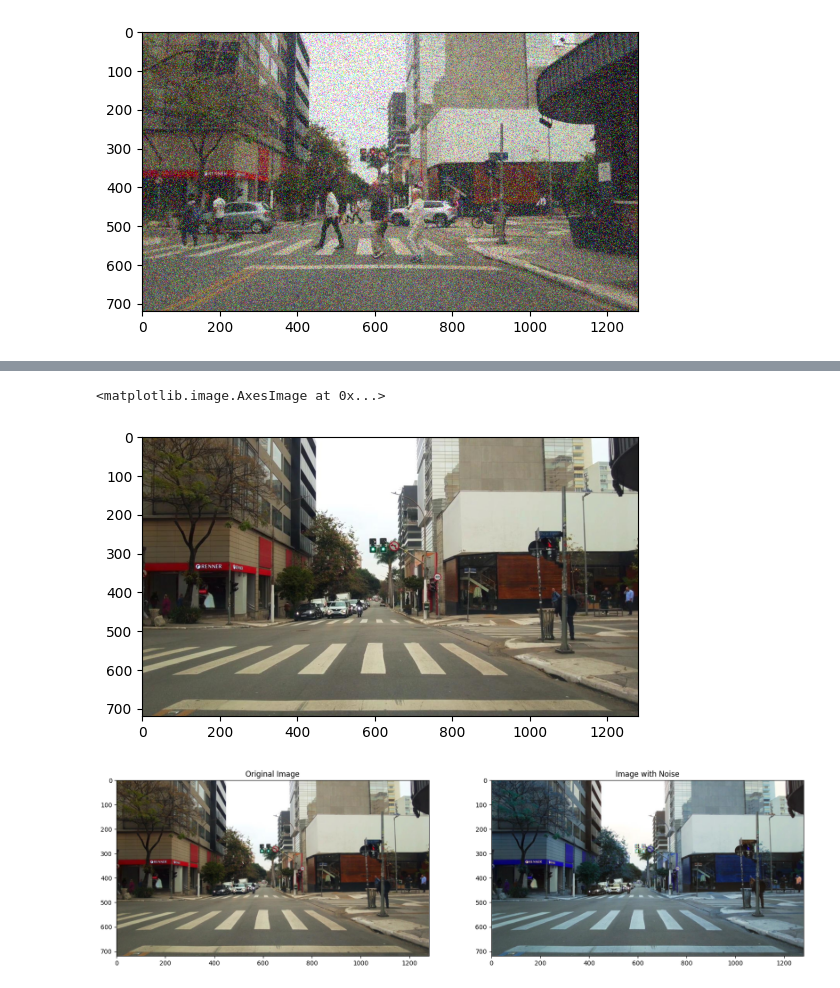
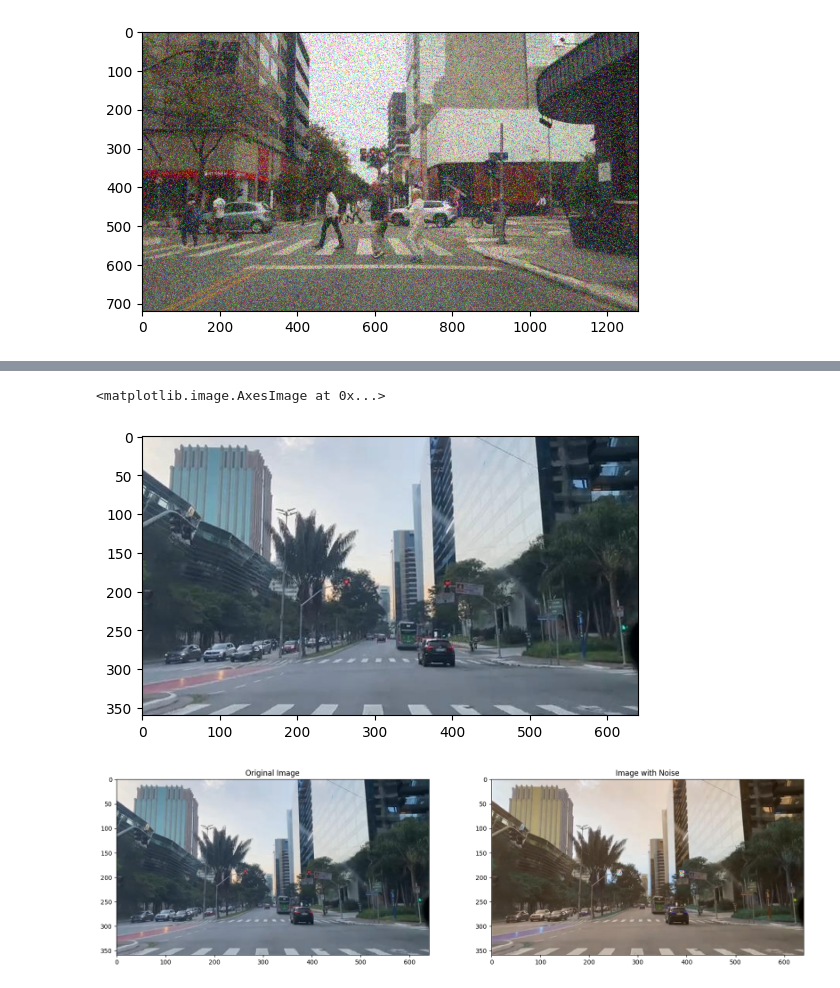
Before and after one commit to tavesjao/TCC-CDIA, a Jupyter notebook: notebooks/preprocessing2.ipynb, the cells around one changed output, grey strips where cells are left out. Cells and saved outputs as stored; diff of their text form; code cells hidden in the pictures.

```diff
--- a/notebooks/preprocessing2.ipynb
+++ b/notebooks/preprocessing2.ipynb
@@ -69,11 +69,11 @@ Error:
 # %%
 ###########################################################################################################################
 # %%
-image = mpimg.imread("C:/Users/Carlos Eduardo/OneDrive - Fundação São Paulo/Área de Trabalho/GitHub/TCC-CDIA/data/frames/images/101_original.jpg")
+image = mpimg.imread("C:/Users/Carlos Eduardo/OneDrive - Fundação São Paulo/Área de Trabalho/GitHub/TCC-CDIA/data/frames/images/50_original.jpg")
 plt.imshow(image)
 # %% [output]
 <matplotlib.image.AxesImage at 0x...>
-[figure, old version]
+[figure, new version]
 # %%
 def add_noise_traffic_ligths(image_path):
     #image
@@ -116,9 +116,11 @@ def add_noise_traffic_ligths(image_path):
     plt.title('Image with Noise')
     plt.show()
 
-    # noise_image = "../data/processed/outputs/noise_image_101.jpg"
-    # cv2.imwrite(noise_image, image_with_noise)
+    path_noise_image = "../data/noisy/noise_image_"
+    noise_image = re.findall(r"\d+", image_path)
+    final_path = path_noise_image + noise_image[0] + ".jpg"
+    cv2.imwrite(final_path, image_with_noise)
 
-add_noise_traffic_ligths("../data/frames/images/101_original.jpg")
+add_noise_traffic_ligths("../data/frames/images/50_original.jpg")
 # %% [output]
-[figure, old version]
+[figure, new version]
```
Also changed, not shown: parts of 2 cells of this notebook, 1 other file.
